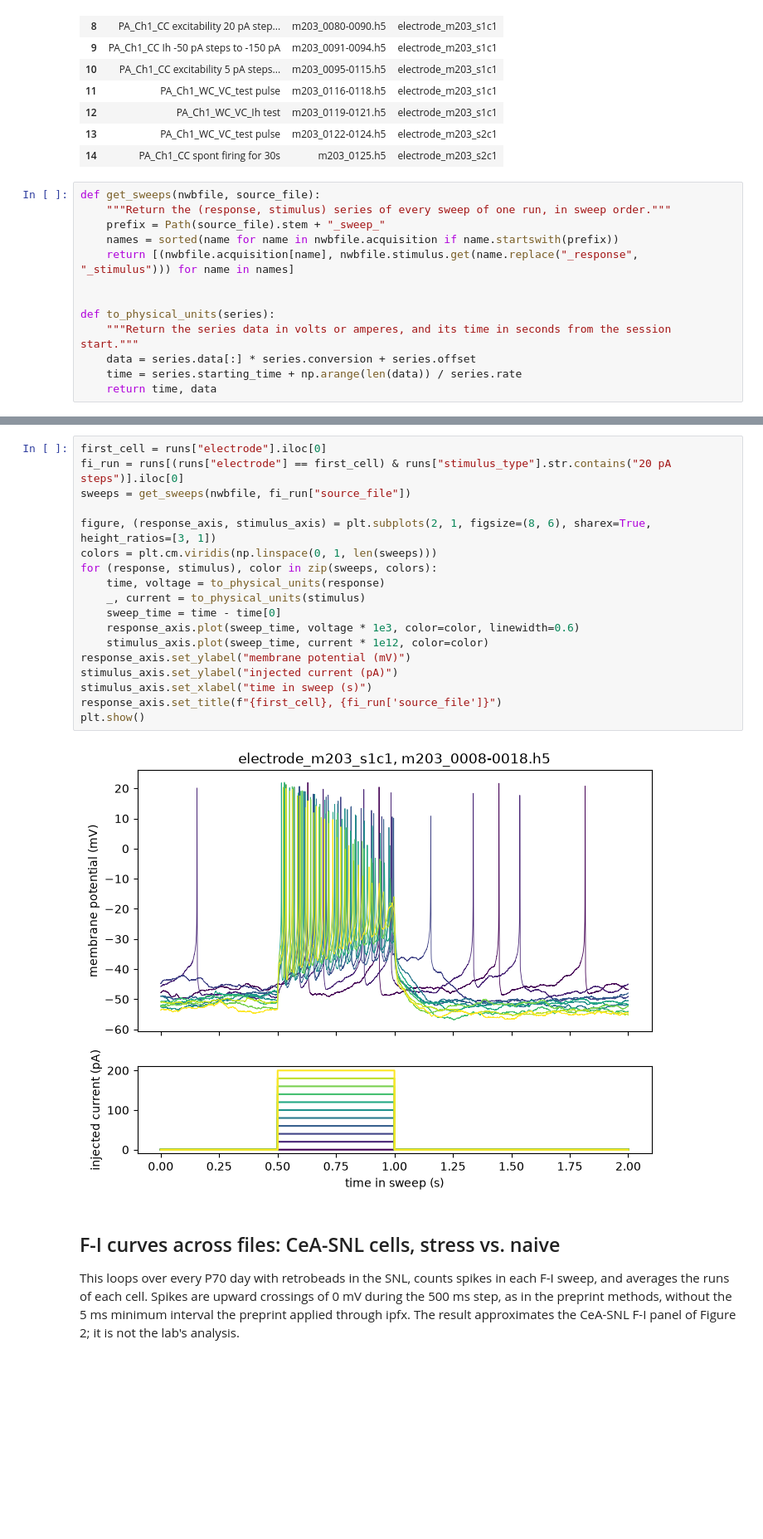
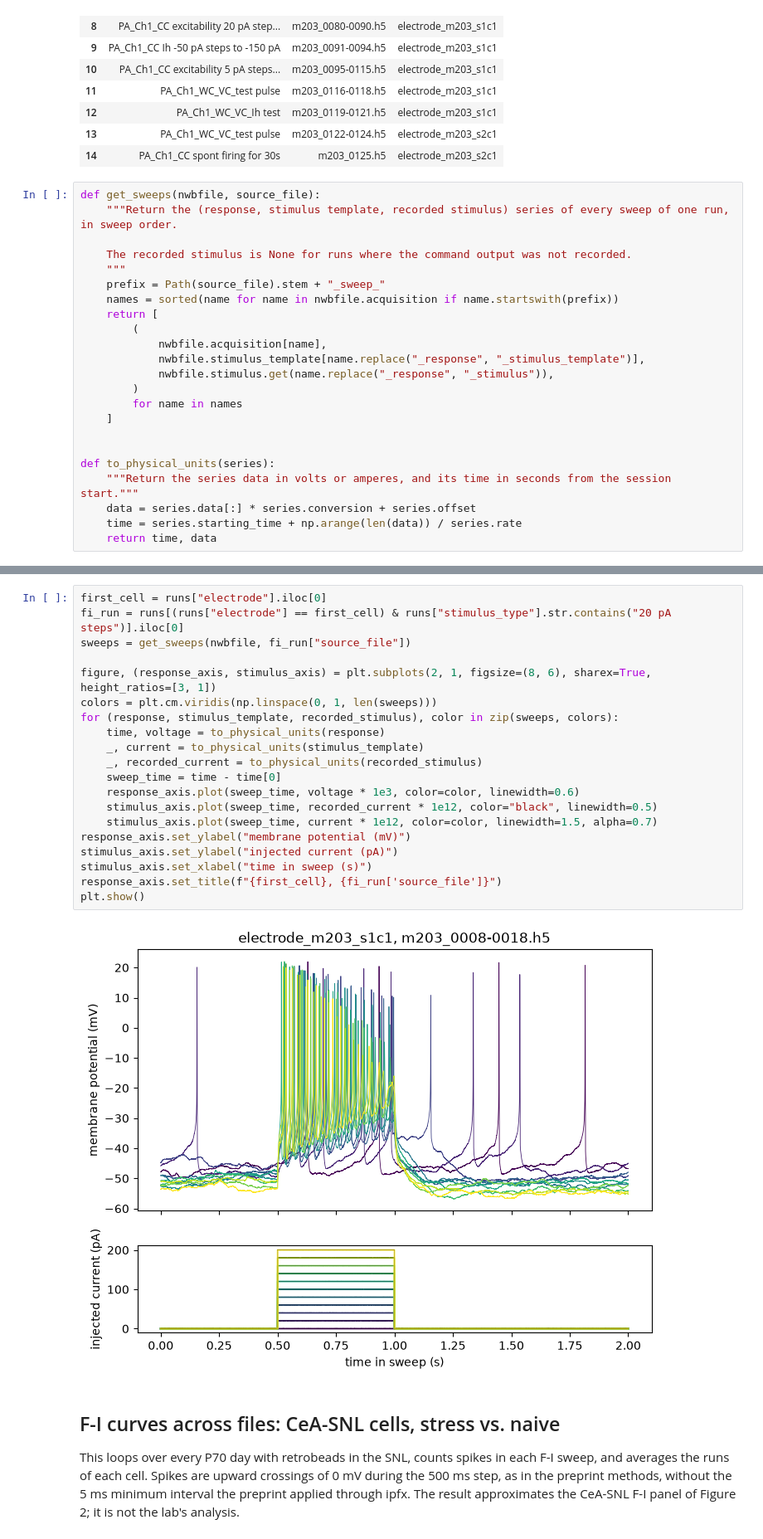
Before and after one commit to catalystneuro/lerner-lab-to-nwb, a Jupyter notebook: notebooks/nadel_2026_slice_ephys.ipynb, the cells around one changed output, grey strips where cells are left out. Shown at 83% size. Saved outputs shown, nothing was run; the diff lists cells and outputs as text; blank space fills up the shorter version.

```diff
--- a/notebooks/nadel_2026_slice_ephys.ipynb
+++ b/notebooks/nadel_2026_slice_ephys.ipynb
@@ -101,10 +101,20 @@ runs.head(15)
 | 14 | PA_Ch1_CC spont firing for 30s | m203_0125.h5 | electrode_m203_s2c1 |
 # %%
 def get_sweeps(nwbfile, source_file):
-    """Return the (response, stimulus) series of every sweep of one run, in sweep order."""
+    """Return the (response, stimulus template, recorded stimulus) series of every sweep of one run, in sweep order.
+
+    The recorded stimulus is None for runs where the command output was not recorded.
+    """
     prefix = Path(source_file).stem + "_sweep_"
     names = sorted(name for name in nwbfile.acquisition if name.startswith(prefix))
-    return [(nwbfile.acquisition[name], nwbfile.stimulus.get(name.replace("_response", "_stimulus"))) for name in names]
+    return [
+        (
+            nwbfile.acquisition[name],
+            nwbfile.stimulus_template[name.replace("_response", "_stimulus_template")],
+            nwbfile.stimulus.get(name.replace("_response", "_stimulus")),
+        )
+        for name in names
+    ]
 
 
 def to_physical_units(series):
@@ -119,23 +129,25 @@ The F-I protocol steps the injected current from 0 to 200 pA in 20 pA increments
 # %%
 first_cell = runs["electrode"].iloc[0]
 fi_run = runs[(runs["electrode"] == first_cell) & runs["stimulus_type"].str.contains("20 pA steps")].iloc[0]
 sweeps = get_sweeps(nwbfile, fi_run["source_file"])
 
 figure, (response_axis, stimulus_axis) = plt.subplots(2, 1, figsize=(8, 6), sharex=True, height_ratios=[3, 1])
 colors = plt.cm.viridis(np.linspace(0, 1, len(sweeps)))
-for (response, stimulus), color in zip(sweeps, colors):
+for (response, stimulus_template, recorded_stimulus), color in zip(sweeps, colors):
     time, voltage = to_physical_units(response)
-    _, current = to_physical_units(stimulus)
+    _, current = to_physical_units(stimulus_template)
+    _, recorded_current = to_physical_units(recorded_stimulus)
     sweep_time = time - time[0]
     response_axis.plot(sweep_time, voltage * 1e3, color=color, linewidth=0.6)
-    stimulus_axis.plot(sweep_time, current * 1e12, color=color)
+    stimulus_axis.plot(sweep_time, recorded_current * 1e12, color="black", linewidth=0.5)
+    stimulus_axis.plot(sweep_time, current * 1e12, color=color, linewidth=1.5, alpha=0.7)
 response_axis.set_ylabel("membrane potential (mV)")
 stimulus_axis.set_ylabel("injected current (pA)")
 stimulus_axis.set_xlabel("time in sweep (s)")
 response_axis.set_title(f"{first_cell}, {fi_run['source_file']}")
 plt.show()
 # %% [output]
-[figure, old version]
+[figure, new version]
 # %% [markdown]
 ## F-I curves across files: CeA-SNL cells, stress vs. naive
 
```
Also changed, not shown: parts of 4 cells of this notebook, 4 other files.
